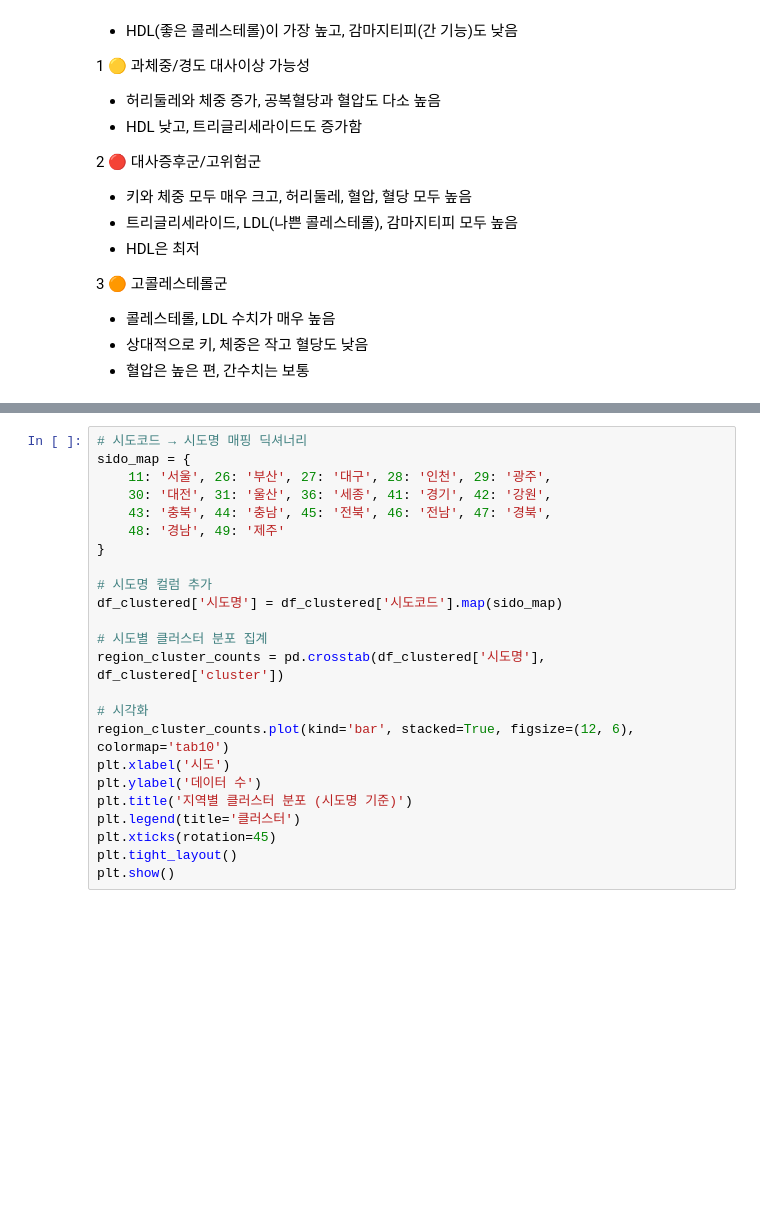
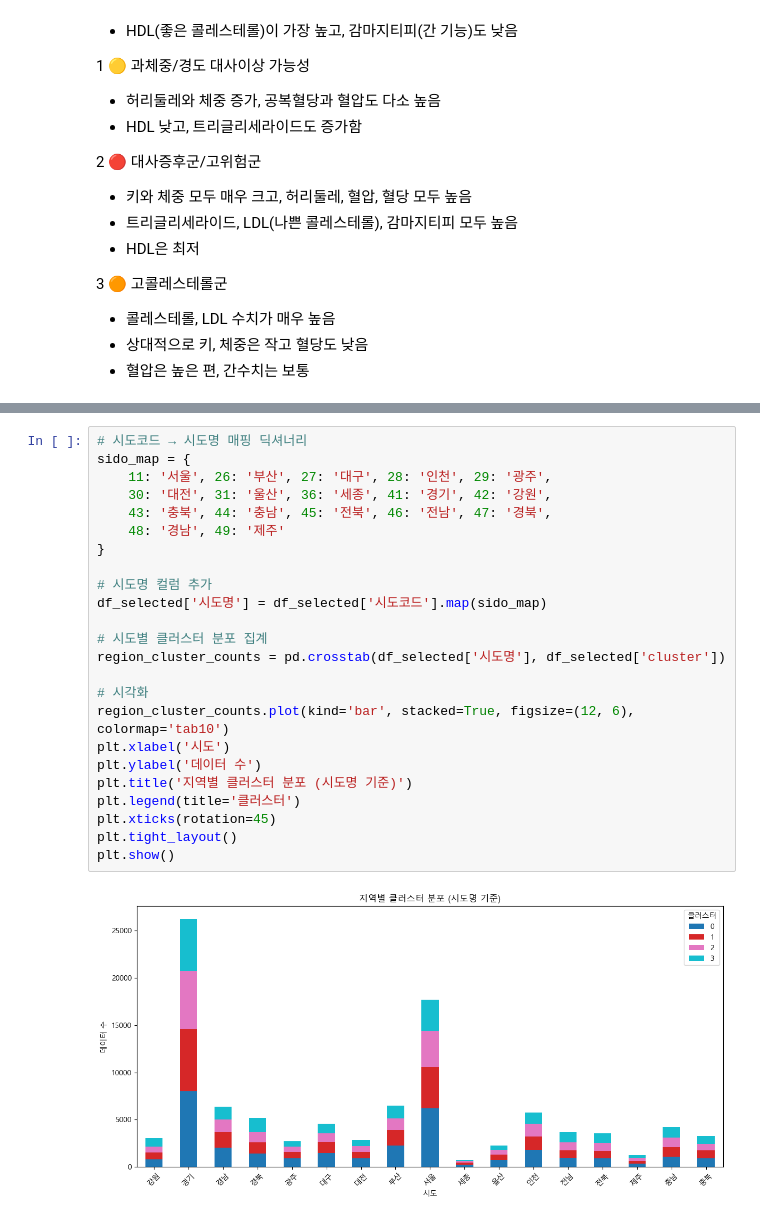
Before and after one commit to HSU-BigdataProgramming/cholesterol-prediction-nhis, a Jupyter notebook: KMeans.ipynb, the cells around one changed output, grey strips where cells are left out. Drawn from its saved outputs; the diff is of its cells as text; blank space fills up the shorter version.

```diff
--- a/KMeans.ipynb
+++ b/KMeans.ipynb
@@ -75,27 +91,29 @@ print(cluster_means)
 # %%
 # 시도코드 → 시도명 매핑 딕셔너리
 sido_map = {
     11: '서울', 26: '부산', 27: '대구', 28: '인천', 29: '광주',
     30: '대전', 31: '울산', 36: '세종', 41: '경기', 42: '강원',
     43: '충북', 44: '충남', 45: '전북', 46: '전남', 47: '경북',
     48: '경남', 49: '제주'
 }
 
 # 시도명 컬럼 추가
-df_clustered['시도명'] = df_clustered['시도코드'].map(sido_map)
+df_selected['시도명'] = df_selected['시도코드'].map(sido_map)
 
 # 시도별 클러스터 분포 집계
-region_cluster_counts = pd.crosstab(df_clustered['시도명'], df_clustered['cluster'])
+region_cluster_counts = pd.crosstab(df_selected['시도명'], df_selected['cluster'])
 
 # 시각화
 region_cluster_counts.plot(kind='bar', stacked=True, figsize=(12, 6), colormap='tab10')
 plt.xlabel('시도')
 plt.ylabel('데이터 수')
 plt.title('지역별 클러스터 분포 (시도명 기준)')
 plt.legend(title='클러스터')
 plt.xticks(rotation=45)
 plt.tight_layout()
 plt.show()
+# %% [output]
+[figure, added]
 # %%
 import pandas as pd
 from sklearn.preprocessing import StandardScaler
```
Also changed, not shown: parts of 3 cells of this notebook, 2 other files.
